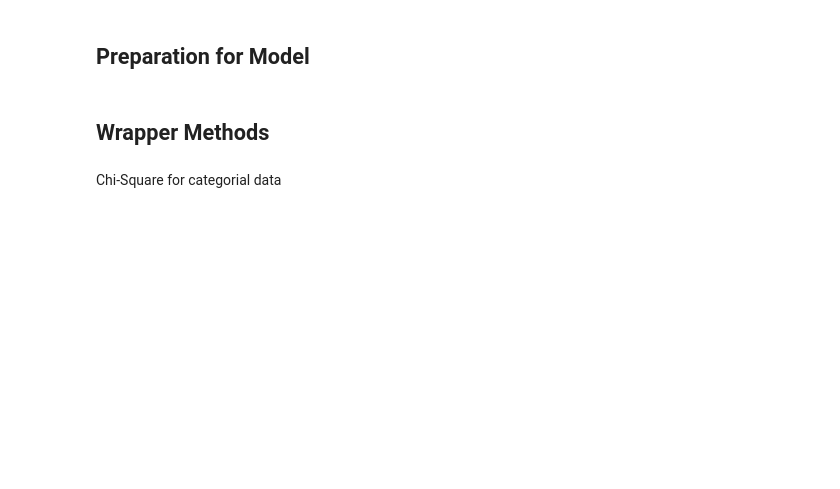
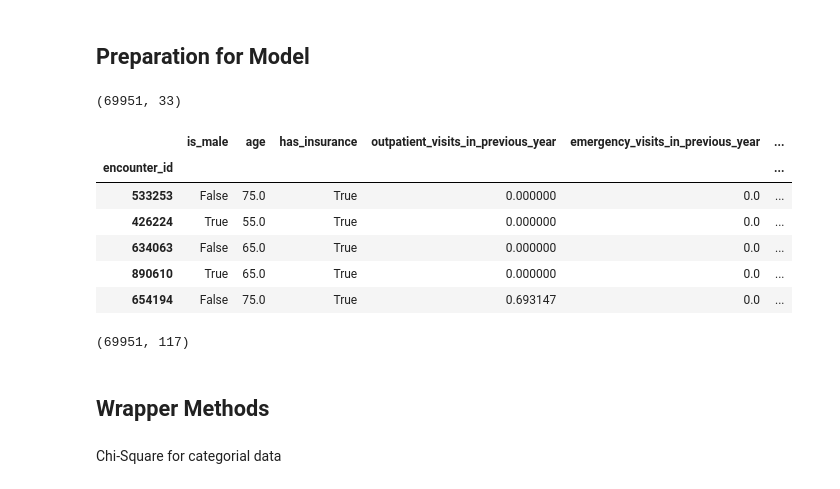
Before and after one commit to cmpnoah/Hospital_ML, a Jupyter notebook: Noah's data/Data_processing_pipeline.ipynb, the cells around one changed output. Cells and saved outputs as stored; diff of their text form; code cells hidden in the pictures; blank space fills up the shorter version.

```diff
--- a/Noah's data/Data_processing_pipeline.ipynb
+++ b/Noah's data/Data_processing_pipeline.ipynb
@@ -436,2 +448,31 @@ df = df[filters1]'''
 # %% [markdown]
 ## Preparation for Model <a class="anchor" id="5"></a>
+# %%
+import ast
+df['medication'] = df['medication'].apply(lambda x: ast.literal_eval(x) if isinstance(x, str) else x)
+exploded_df = df['medication'].explode()
+dummies = pd.get_dummies(exploded_df)
+final_df = dummies.groupby(dummies.index).max()
+df.shape
+# %% [output]
+(69951, 33)
+# %%
+pd.options.display.max_columns = 120
+df.head()
+# %% [output]
+|  | is_male | age | has_insurance | outpatient_visits_in_previous_year | emergency_visits_in_previous_year | ... |
+| encounter_id |  |  |  |  |  | ... |
+| 533253 | False | 75.0 | True | 0.000000 | 0.0 | ... |
+| 426224 | True | 55.0 | True | 0.000000 | 0.0 | ... |
+| 634063 | False | 65.0 | True | 0.000000 | 0.0 | ... |
+| 890610 | True | 65.0 | True | 0.000000 | 0.0 | ... |
+| 654194 | False | 75.0 | True | 0.693147 | 0.0 | ... |
+# %%
+df = pd.get_dummies(df, columns=['race', 'admission_type', 'medical_specialty',
+       'admission_source', 'primary_diagnosis', 'secondary_diagnosis', 'additional_diagnosis', "a1c_test_result", 'glucose_test_result'], drop_first = True)
+# Join with the medication dataframe
+df = df.join(final_df)
+final_data = df.copy(deep = True)
+final_data.shape
+# %% [output]
+(69951, 117)
```
Also changed, not shown: parts of 14 cells of this notebook, 1 other file.
